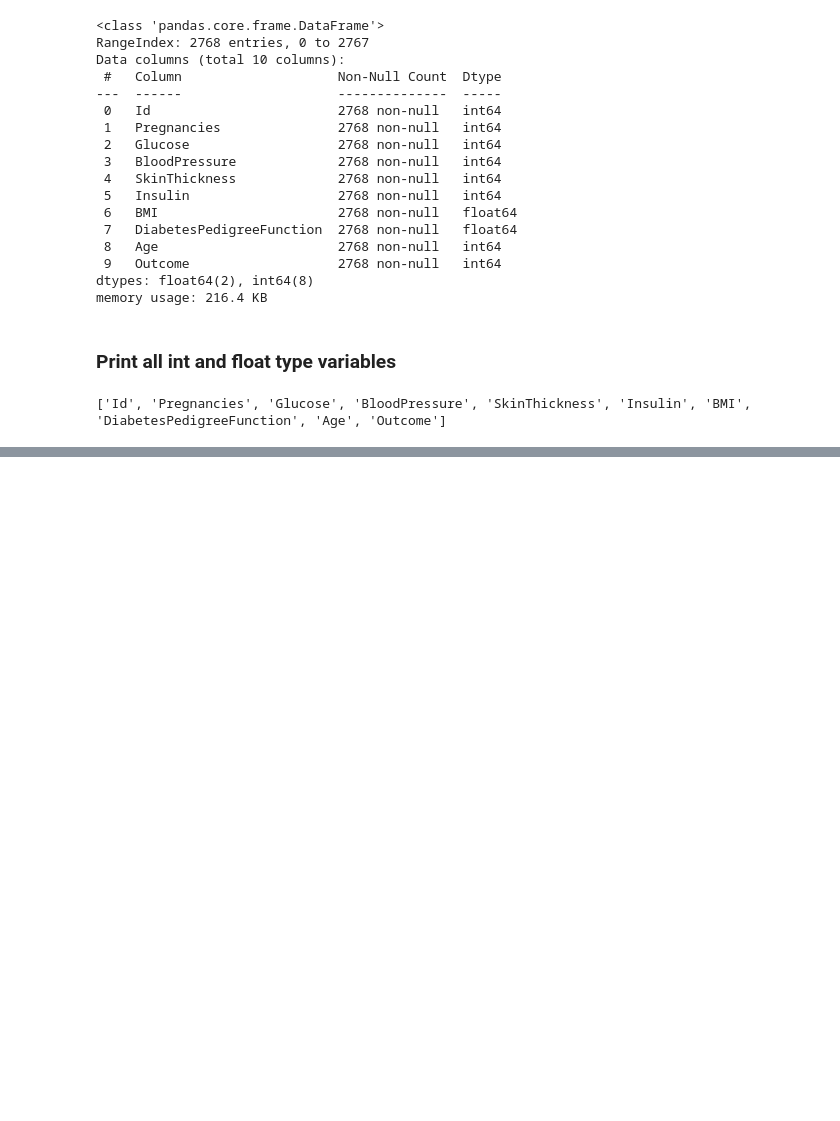
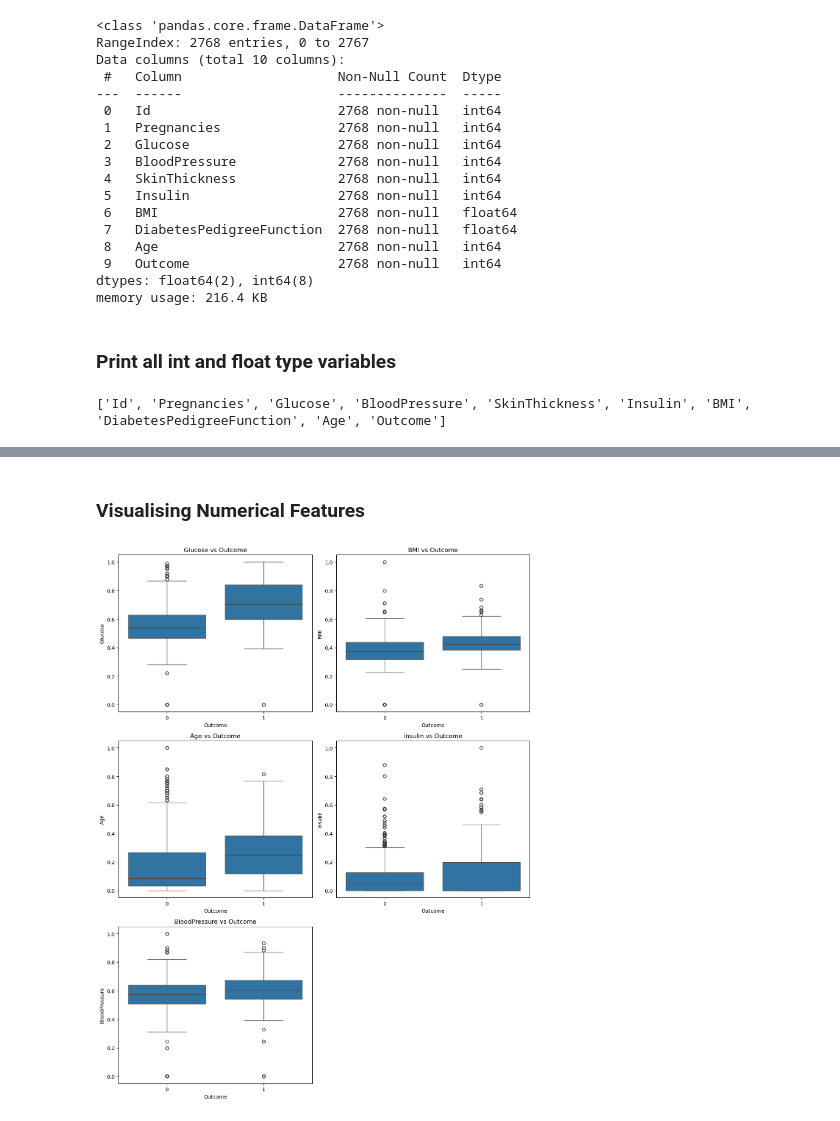
Before and after one commit to VenumiV/diabetes-predictor-ml-flask, a Jupyter notebook: notebooks/FC212002_Janith/descisiontree.ipynb, the cells around one changed output, grey strips where cells are left out. Drawn from its saved outputs; the diff is of its cells as text; code cells hidden in the pictures; blank space fills up the shorter version.

Commit message:
Add data cleaning and Decision Tree model training

```diff
--- a/notebooks/FC212002_Janith/descisiontree.ipynb
+++ b/notebooks/FC212002_Janith/descisiontree.ipynb
@@ -76,0 +142,22 @@ print([x for x in df.columns if df[x].dtype in ('int64', 'float64')])
+# %% [markdown]
+### Visualising Numerical Features
+# %%
+def boxplot(x, fig):
+    plt.subplot(5, 2, fig)
+    sns.boxplot(x='Outcome', y=x, data=df)
+    plt.title(x + ' vs Outcome')
+    plt.xlabel('Outcome')
+    plt.ylabel(x)
+
+plt.figure(figsize=(12, 25))
+
+boxplot('Glucose', 1)
+boxplot('BMI', 2)
+boxplot('Age', 3)
+boxplot('Insulin', 4)
+boxplot('BloodPressure', 5)
+
+plt.tight_layout()
+plt.show()
+# %% [output]
+[figure, added]
```
Also changed, not shown: parts of 26 cells of this notebook.
